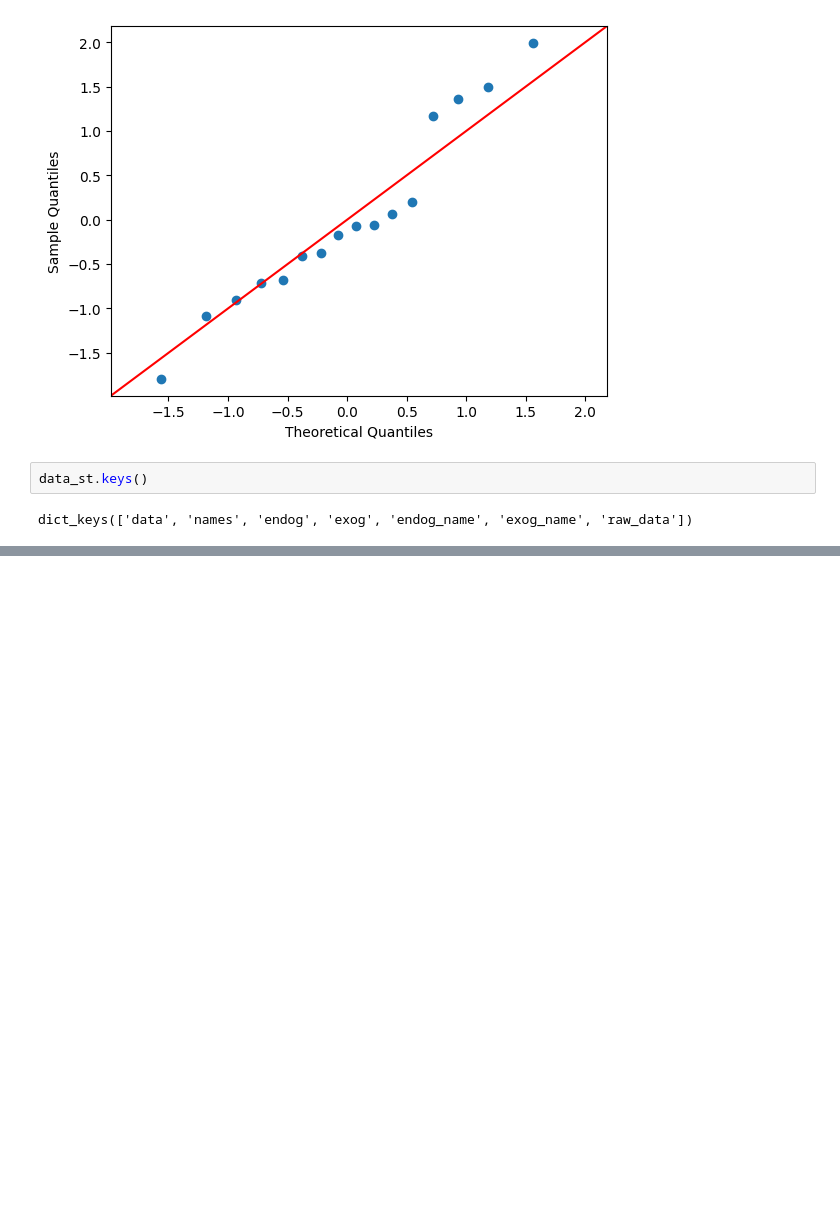
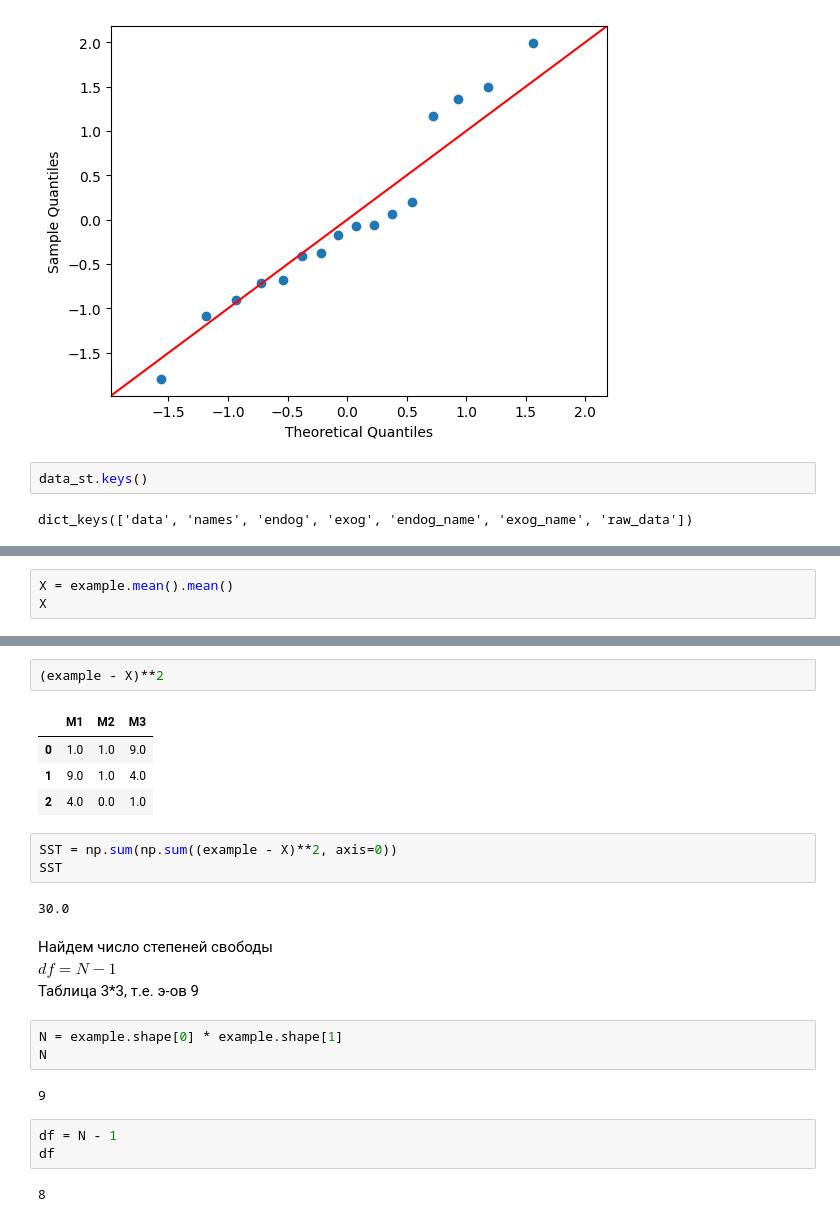
Before and after one commit to observer012/courses, a Jupyter notebook: Основы статистики(Stepik)/Основы статистики.ipynb, the cells around one changed output, grey strips where cells are left out. Drawn from its saved outputs; the diff is of its cells as text; blank space fills up the shorter version.

```diff
--- a/Основы статистики(Stepik)/Основы статистики.ipynb
+++ b/Основы статистики(Stepik)/Основы статистики.ipynb
@@ -662,0 +679,3 @@ data_st['exog']
+# %%
+X = example.mean().mean()
+X
@@ -662,0 +692,26 @@ data_st['exog']
+# %%
+(example - X)**2
+# %% [output]
+|  | M1 | M2 | M3 |
+| 0 | 1.0 | 1.0 | 9.0 |
+| 1 | 9.0 | 1.0 | 4.0 |
+| 2 | 4.0 | 0.0 | 1.0 |
+# %%
+SST = np.sum(np.sum((example - X)**2, axis=0))
+SST
+# %% [output]
+30.0
+# %% [markdown]
+Найдем число степеней свободы\
+$df = N - 1$\
+Таблица 3*3, т.е. э-ов 9
+# %%
+N = example.shape[0] * example.shape[1]
+N
+# %% [output]
+9
+# %%
+df = N - 1
+df
+# %% [output]
+8
```
Also changed, not shown: parts of 47 cells of this notebook, 1 other file.
